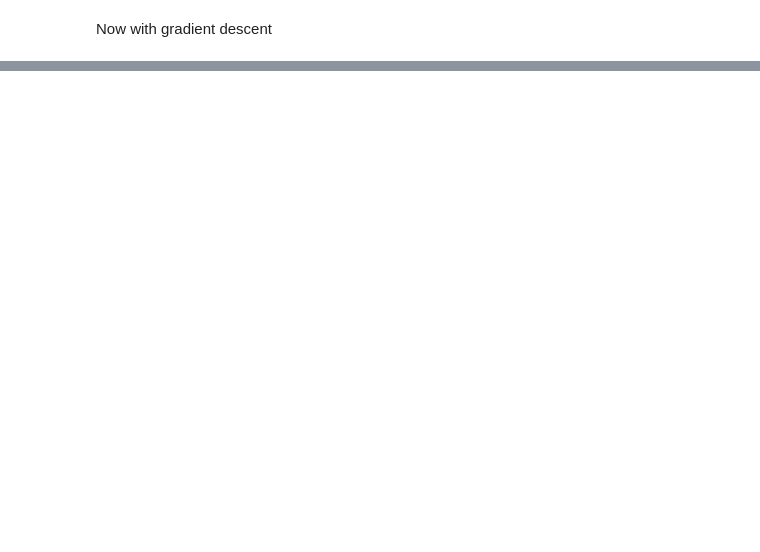
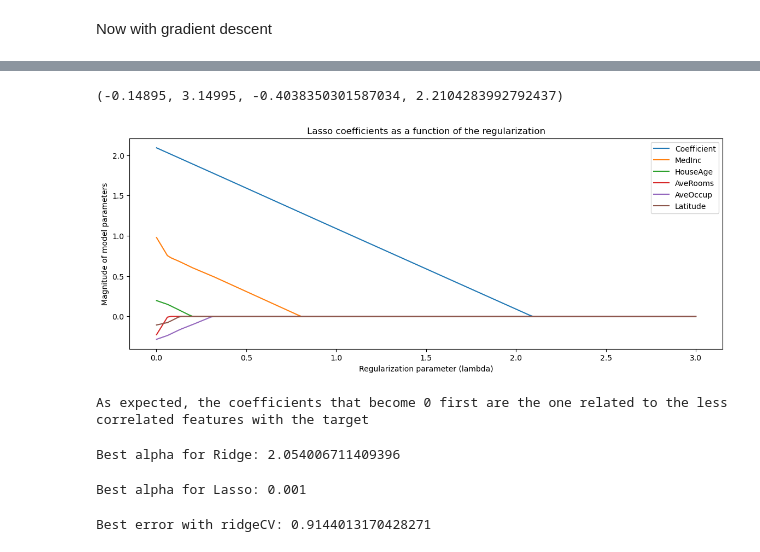
Before and after one commit to jorgeDongoG/ENEI-2025-ML1-Tarea1, a Jupyter notebook: scripts/Notebook.ipynb, the cells around one changed output, grey strips where cells are left out. Drawn from its saved outputs; the diff is of its cells as text; code cells hidden in the pictures; blank space fills up the shorter version.

```diff
--- a/scripts/Notebook.ipynb
+++ b/scripts/Notebook.ipynb
@@ -186,0 +448,24 @@ np.ones(2,)
+# %%
+alphas = np.linspace(1e-3,3, # Used more than 1e2 in order to see effects
+                     150)
+lasso_coefs = []
+for a in alphas:
+    lasso = Lasso(alpha=a, fit_intercept=False)
+    lasso.fit(X, y)
+    lasso_coefs.append(lasso.coef_)
+
+# plot ridge coefficients
+plt.figure(figsize=(14, 5))
+plt.plot(alphas, lasso_coefs)
+plt.xlabel('Regularization parameter (lambda)')
+plt.ylabel('Magnitude of model parameters')
+plt.title('Lasso coefficients as a function of the regularization')
+plt.legend([c for c in X.columns])
+plt.axis('tight')
+# %% [output]
+(-0.14895, 3.14995, -0.4038350301587034, 2.2104283992792437)
+[figure, added]
+# %%
+print('As expected, the coefficients that become 0 first are the one related to the less correlated features with the target')
+# %% [output]
+As expected, the coefficients that become 0 first are the one related to the less correlated features with the target
@@ -186,0 +479,44 @@ np.ones(2,)
+# %%
+ridge_scores = []
+
+for alpha in alphas:
+    ridge = Ridge(alpha=alpha)
+    scores = cross_val_score(ridge, X, y, cv=kfold, scoring='neg_mean_squared_error')
+    ridge_scores.append(np.mean(scores))
+
+i = np.argmax(ridge_scores)
+
+best_alpha_ridge = alphas[i]
+
+print(f'Best alpha for Ridge: {best_alpha_ridge}')
+# %% [output]
+Best alpha for Ridge: 2.054006711409396
+# %%
+lasso_scores = []
+
+for alpha in alphas:
+    lasso = Lasso(alpha=alpha)
+    scores = cross_val_score(lasso, X, y, cv=kfold, scoring='neg_mean_squared_error')
+    lasso_scores.append(np.mean(scores))
+
+i = np.argmax(lasso_scores)
+
+best_alpha_lasso = alphas[i]
+
+print(f'Best alpha for Lasso: {best_alpha_lasso}')
+# %% [output]
+Best alpha for Lasso: 0.001
+# %%
+ridgeCV = ElasticNetCV(alphas=alphas,
+                           l1_ratio=0,
+                           cv=kfold,
+                           max_iter=1000)
+ridgeCV.fit(X,y)
+
+best_alpha_ridgeCV = ridgeCV.alpha_
+
+mse_path_ridgeCV = ridgeCV.mse_path_
+mean_errors_ridgeCV = mse_path_ridgeCV.mean(axis=1)
+best_error_ridgeCV = mean_errors_ridgeCV[np.where(ridgeCV.alphas == best_alpha_ridgeCV)[0][0]]
+# %% [output]
+Best error with ridgeCV: 0.9144013170428271
```
Also changed, not shown: parts of 37 cells of this notebook.
